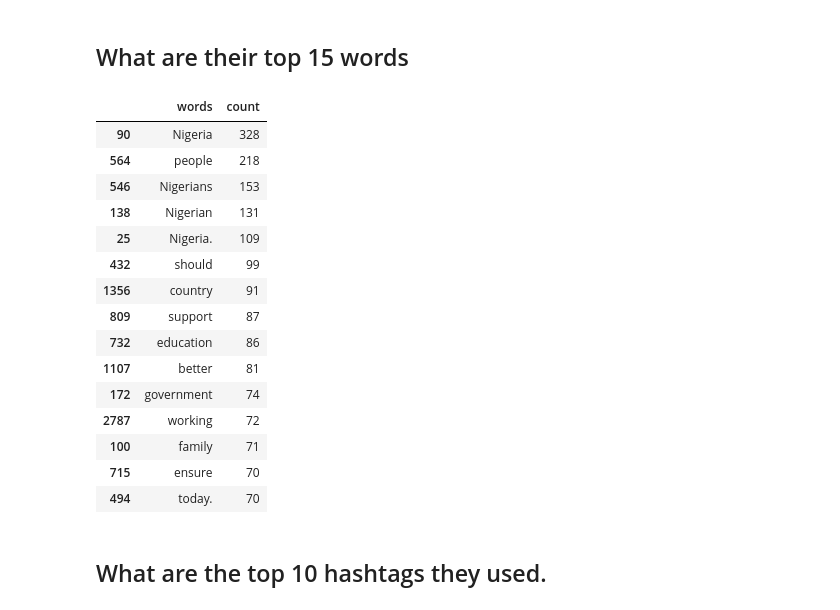
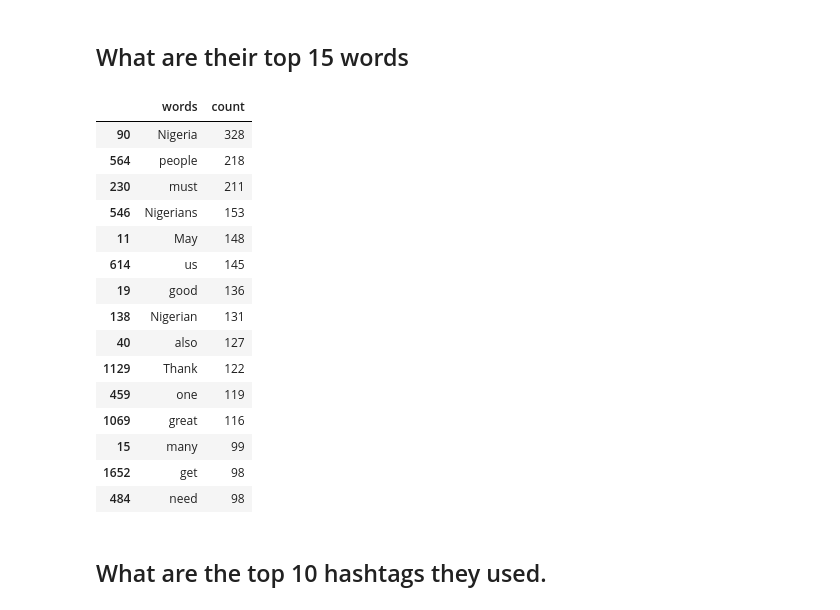
Before and after one commit to obatemitope/practice, a Jupyter notebook: utf-8''Attempt at Pascal's exercise.ipynb, the cells around one changed output. Drawn from its saved outputs; the diff is of its cells as text; code cells hidden in the pictures.

```diff
--- a/utf-8''Attempt at Pascal's exercise.ipynb
+++ b/utf-8''Attempt at Pascal's exercise.ipynb
@@ -326,26 +332,38 @@ words_count = pd.DataFrame(word_count_list)
 # %%
 words_count.columns = ['words', 'count']
 words_count = words_count.sort_values(by = 'count',ascending = False)
-# %%
-top_15_used_words = words_count[words_count['words'].str.len() > 5].head(15)
-top_15_used_words
-# %% [output]
-|  | words | count |
-| 90 | Nigeria | 328 |
-| 564 | people | 218 |
-| 546 | Nigerians | 153 |
-| 138 | Nigerian | 131 |
-| 25 | Nigeria. | 109 |
-| 432 | should | 99 |
-| 1356 | country | 91 |
-| 809 | support | 87 |
-| 732 | education | 86 |
-| 1107 | better | 81 |
-| 172 | government | 74 |
-| 2787 | working | 72 |
-| 100 | family | 71 |
-| 715 | ensure | 70 |
-| 494 | today. | 70 |
+# %%
+noise = set(stopwords.words('english'))
+check = []
+for word in words_count['words']:
+    if word.startswith('RT'):
+        check.append('n')
+    elif word.lower() in noise:
+        check.append('n')
+    elif not word.isalnum():
+        check.append('n')
+    else:
+        check.append('w')
+words_count['w_or_n'] = check
+top_15_words = words_count[words_count['w_or_n'] == 'w'][['words','count']].head(15)
+top_15_words
+# %% [output]
+|  | words | count |
+| 90 | Nigeria | 328 |
+| 564 | people | 218 |
+| 230 | must | 211 |
+| 546 | Nigerians | 153 |
+| 11 | May | 148 |
+| 614 | us | 145 |
+| 19 | good | 136 |
+| 138 | Nigerian | 131 |
+| 40 | also | 127 |
+| 1129 | Thank | 122 |
+| 459 | one | 119 |
+| 1069 | great | 116 |
+| 15 | many | 99 |
+| 1652 | get | 98 |
+| 484 | need | 98 |
 # %% [markdown]
 ## What are the top 10 hashtags they used.
 # %%
```
Also changed, not shown: parts of 2 cells of this notebook.
